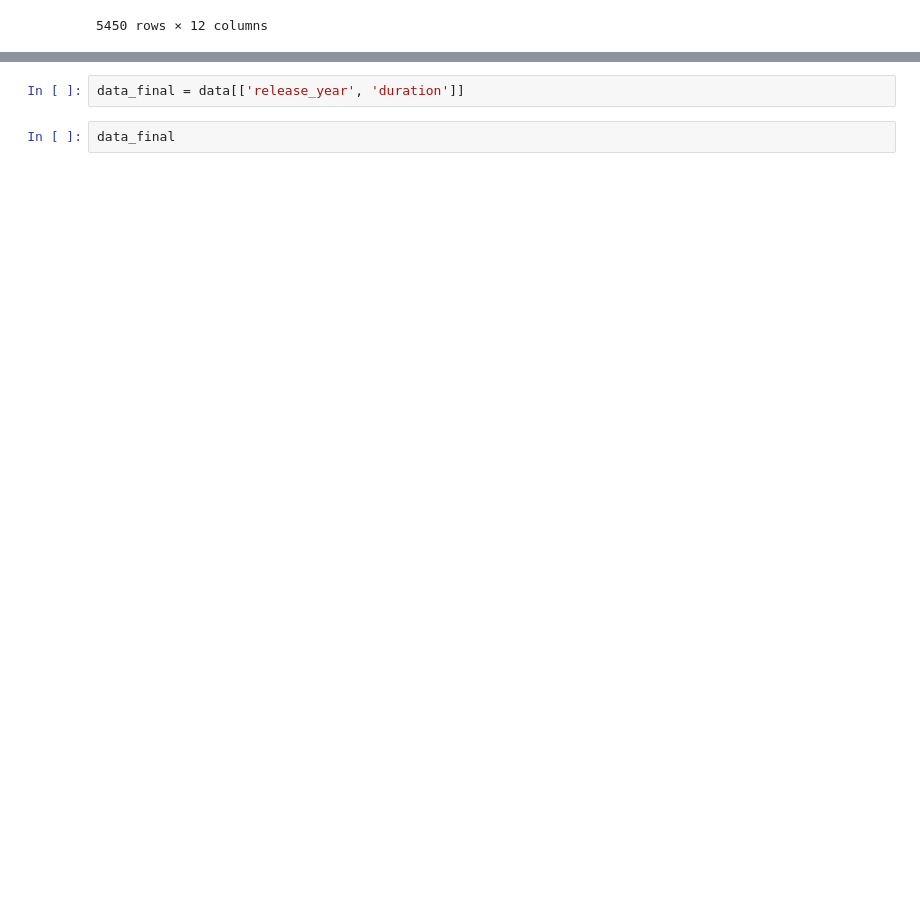
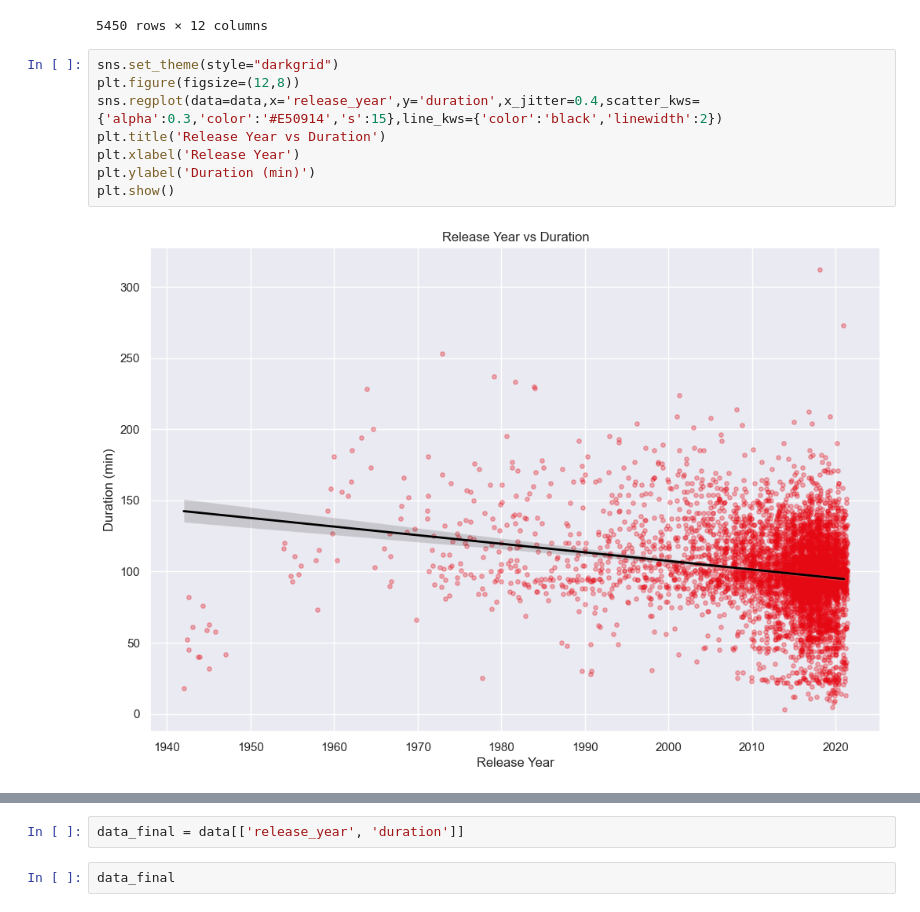
Before and after one commit to YoussefTharwat-8/netflix-duration-analysis, a Jupyter notebook: notebook/Project_3.ipynb, the cells around one changed output, grey strips where cells are left out. Drawn from its saved outputs; the diff is of its cells as text; blank space fills up the shorter version.

```diff
--- a/notebook/Project_3.ipynb
+++ b/notebook/Project_3.ipynb
@@ -168,3 +157,13 @@ data
 | 8805 | s8806 | Movie | Zoom | Peter Hewitt | Tim Allen, Courteney Cox, Chevy C... | United States | January 11, 2020 | 2006 | PG | 88 | ... |
 | 8806 | s8807 | Movie | Zubaan | Mozez Singh | Vicky Kaushal, Sarah-Jane Dias, R... | India | March 2, 2019 | 2015 | TV-14 | 111 | ... |
 5450 rows × 12 columns
+# %%
+sns.set_theme(style="darkgrid")
+plt.figure(figsize=(12,8))
+sns.regplot(data=data,x='release_year',y='duration',x_jitter=0.4,scatter_kws={'alpha':0.3,'color':'#E50914','s':15},line_kws={'color':'black','linewidth':2})
+plt.title('Release Year vs Duration')
+plt.xlabel('Release Year')
+plt.ylabel('Duration (min)')
+plt.show()
+# %% [output]
+[figure, added]
```
Also changed, not shown: parts of 10 cells of this notebook.
